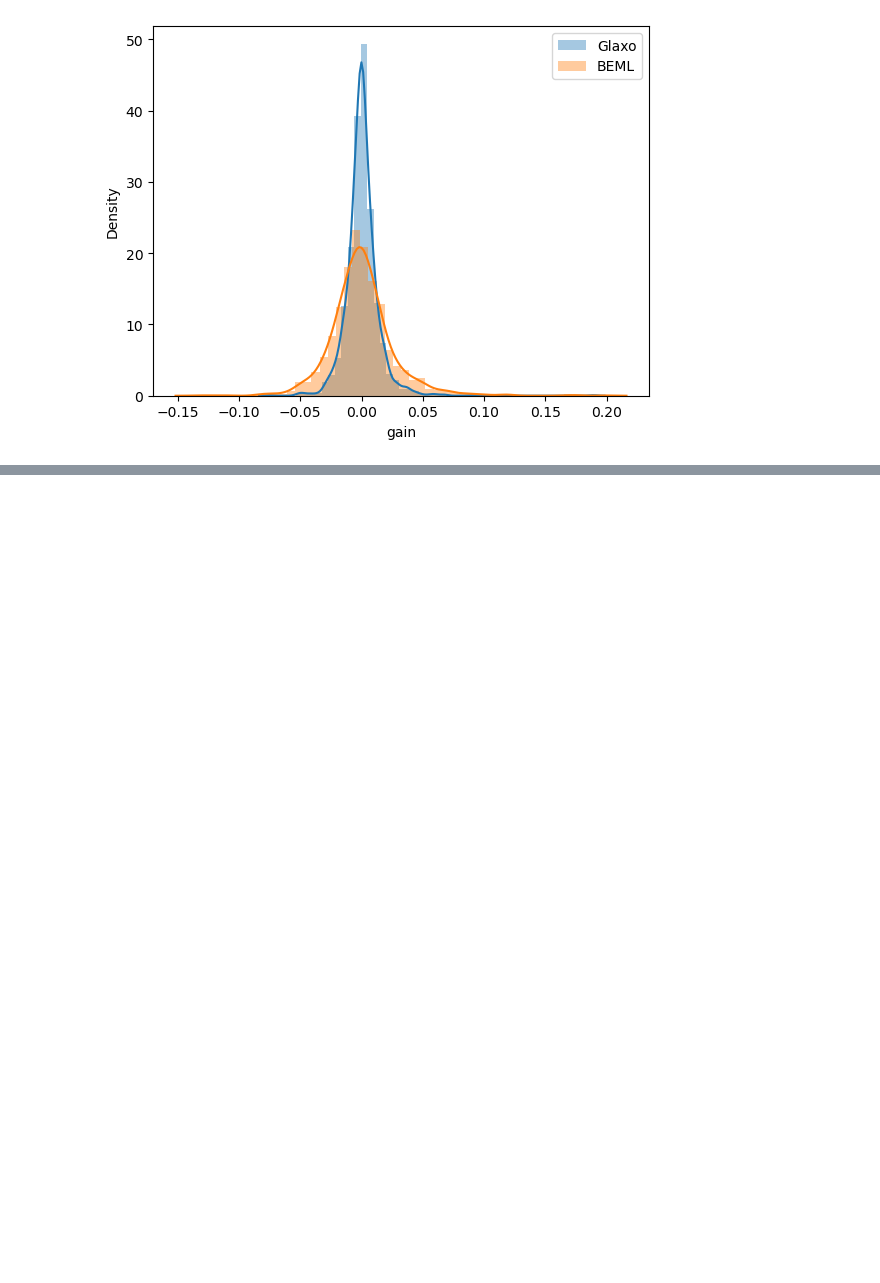
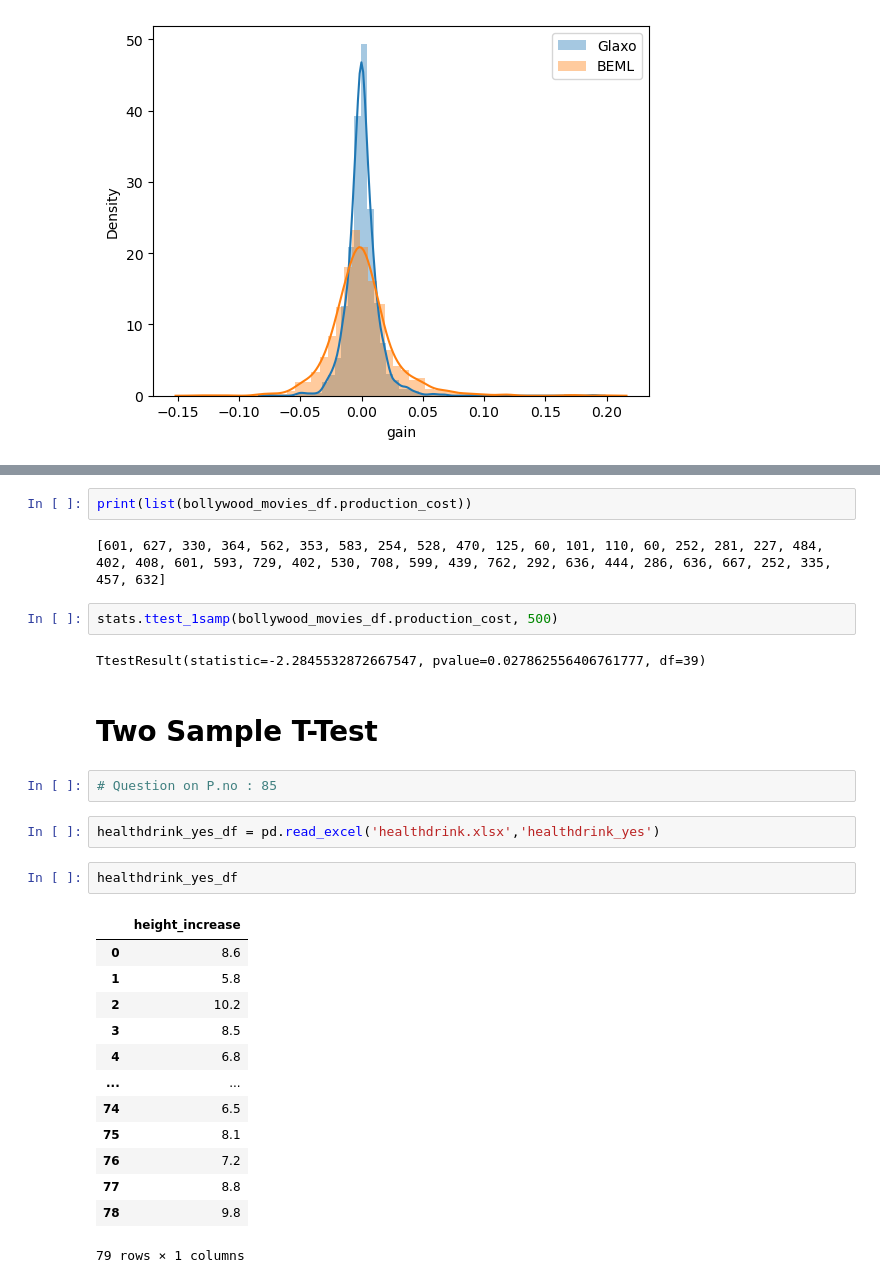
Before and after one commit to aryansanchiya/ML2, a Jupyter notebook: Cha - 02 - Probability Dist. & Hypothesis Tests.ipynb, the cells around one changed output, grey strips where cells are left out. Saved outputs shown, nothing was run; the diff lists cells and outputs as text; blank space fills up the shorter version.

Commit message:
Tests

```diff
--- a/Cha - 02 - Probability Dist. & Hypothesis Tests.ipynb
+++ b/Cha - 02 - Probability Dist. & Hypothesis Tests.ipynb
@@ -490,0 +575,30 @@ Proba. of making 2% PROFIT or more OF BEML:  0.22769829484075355
+# %%
+print(list(bollywood_movies_df.production_cost))
+# %% [output]
+[601, 627, 330, 364, 562, 353, 583, 254, 528, 470, 125, 60, 101, 110, 60, 252, 281, 227, 484, 402, 408, 601, 593, 729, 402, 530, 708, 599, 439, 762, 292, 636, 444, 286, 636, 667, 252, 335, 457, 632]
+# %%
+stats.ttest_1samp(bollywood_movies_df.production_cost, 500)
+# %% [output]
+TtestResult(statistic=-2.2845532872667547, pvalue=0.027862556406761777, df=39)
+# %% [markdown]
+# Two Sample T-Test
+# %%
+# Question on P.no : 85
+# %%
+healthdrink_yes_df = pd.read_excel('healthdrink.xlsx','healthdrink_yes')
+# %%
+healthdrink_yes_df
+# %% [output]
+|  | height_increase |
+| 0 | 8.6 |
+| 1 | 5.8 |
+| 2 | 10.2 |
+| 3 | 8.5 |
+| 4 | 6.8 |
+| ... | ... |
+| 74 | 6.5 |
+| 75 | 8.1 |
+| 76 | 7.2 |
+| 77 | 8.8 |
+| 78 | 9.8 |
+79 rows × 1 columns
```
Also changed, not shown: parts of 43 cells of this notebook, 3 other files.
